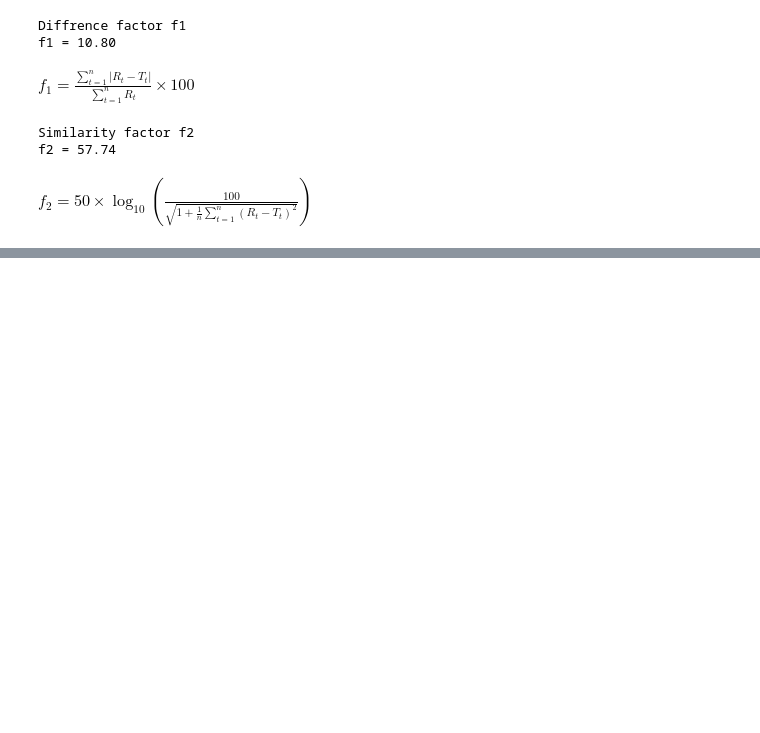
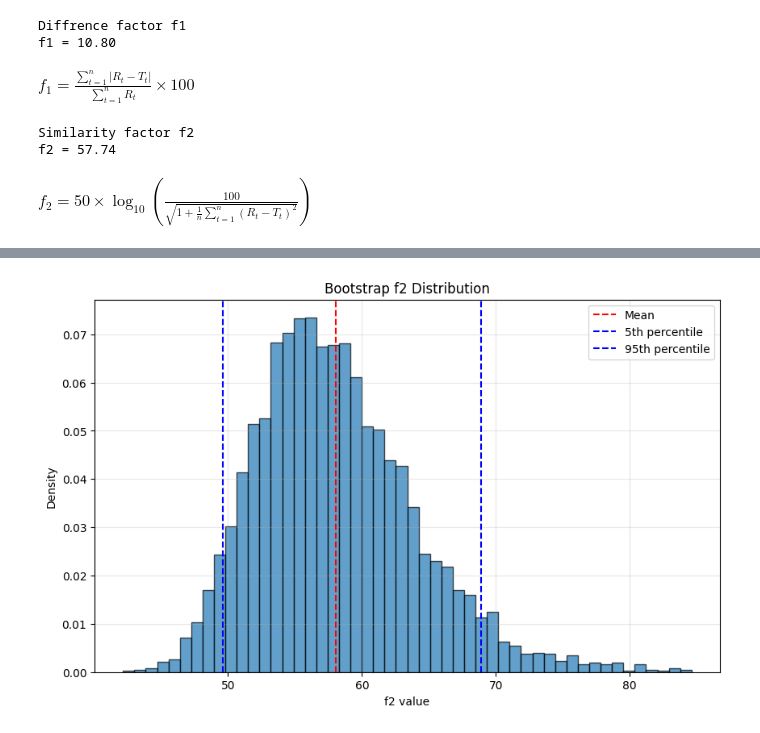
Before and after one commit to jlcunff/Data-analysis, a Jupyter notebook: Dissolution/similarity.ipynb, the cells around one changed output, grey strips where cells are left out. Saved outputs shown, nothing was run; the diff lists cells and outputs as text; code cells hidden in the pictures; blank space fills up the shorter version.

Commit message:
Calculation up to bootstrap for normal f2 done

```diff
--- a/Dissolution/similarity.ipynb
+++ b/Dissolution/similarity.ipynb
@@ -254,0 +280,15 @@ Median f2: 57.52
+# %%
+# Plot the bootstrap distribution
+plt.figure(figsize=(10, 6))
+plt.hist(f2_bs, bins=50, density=True, alpha=0.7, edgecolor='black')
+plt.axvline(f2_bs.mean(), color='red', linestyle='--', label='Mean')
+plt.axvline(np.percentile(f2_bs, 5), color='blue', linestyle='--', label='5th percentile')
+plt.axvline(np.percentile(f2_bs, 95), color='blue', linestyle='--', label='95th percentile')
+plt.xlabel('f2 value')
+plt.ylabel('Density')
+plt.title('Bootstrap f2 Distribution')
+plt.legend()
+plt.grid(True, alpha=0.3)
+plt.show()
+# %% [output]
+[figure, added]
```
Also changed, not shown: parts of 3 cells of this notebook.
